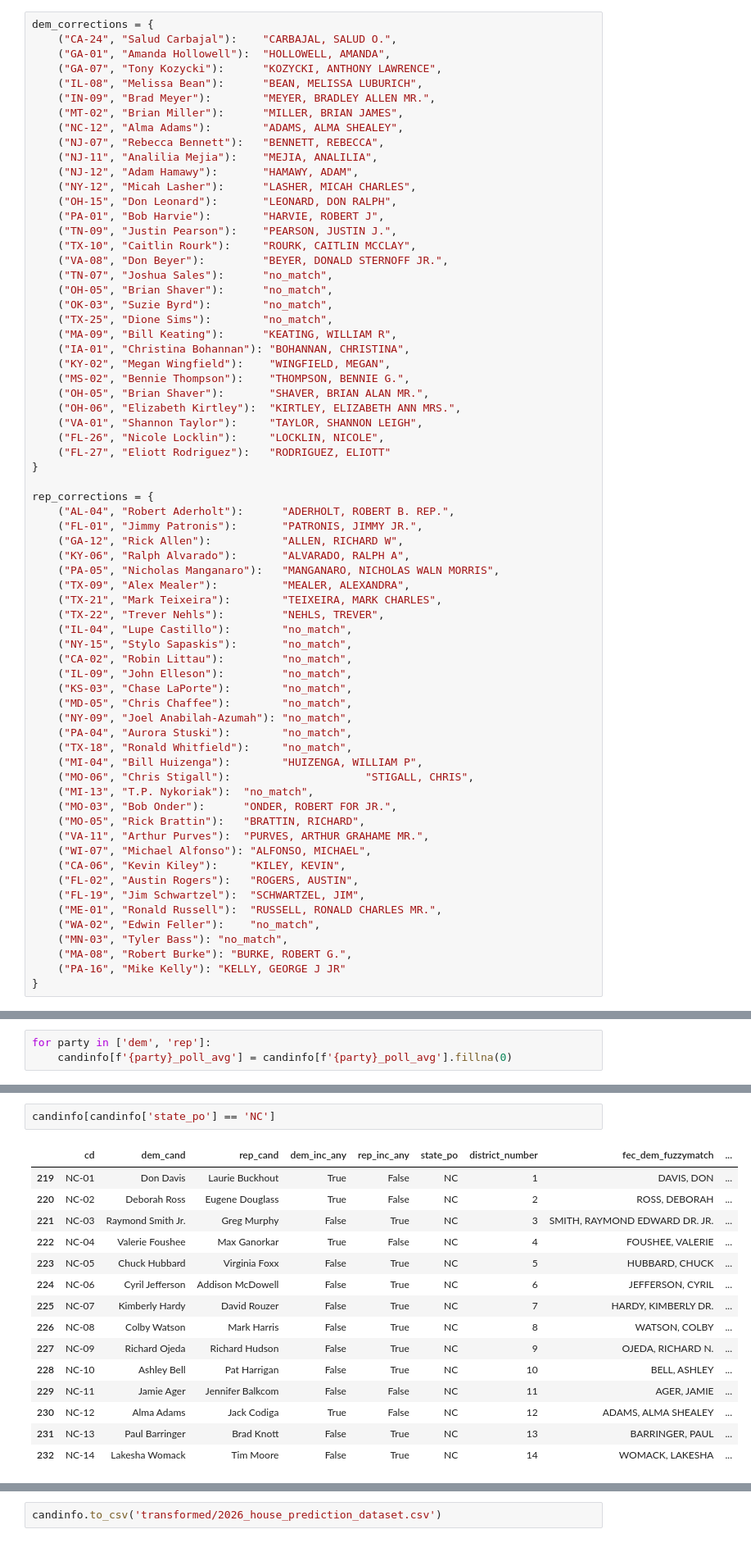
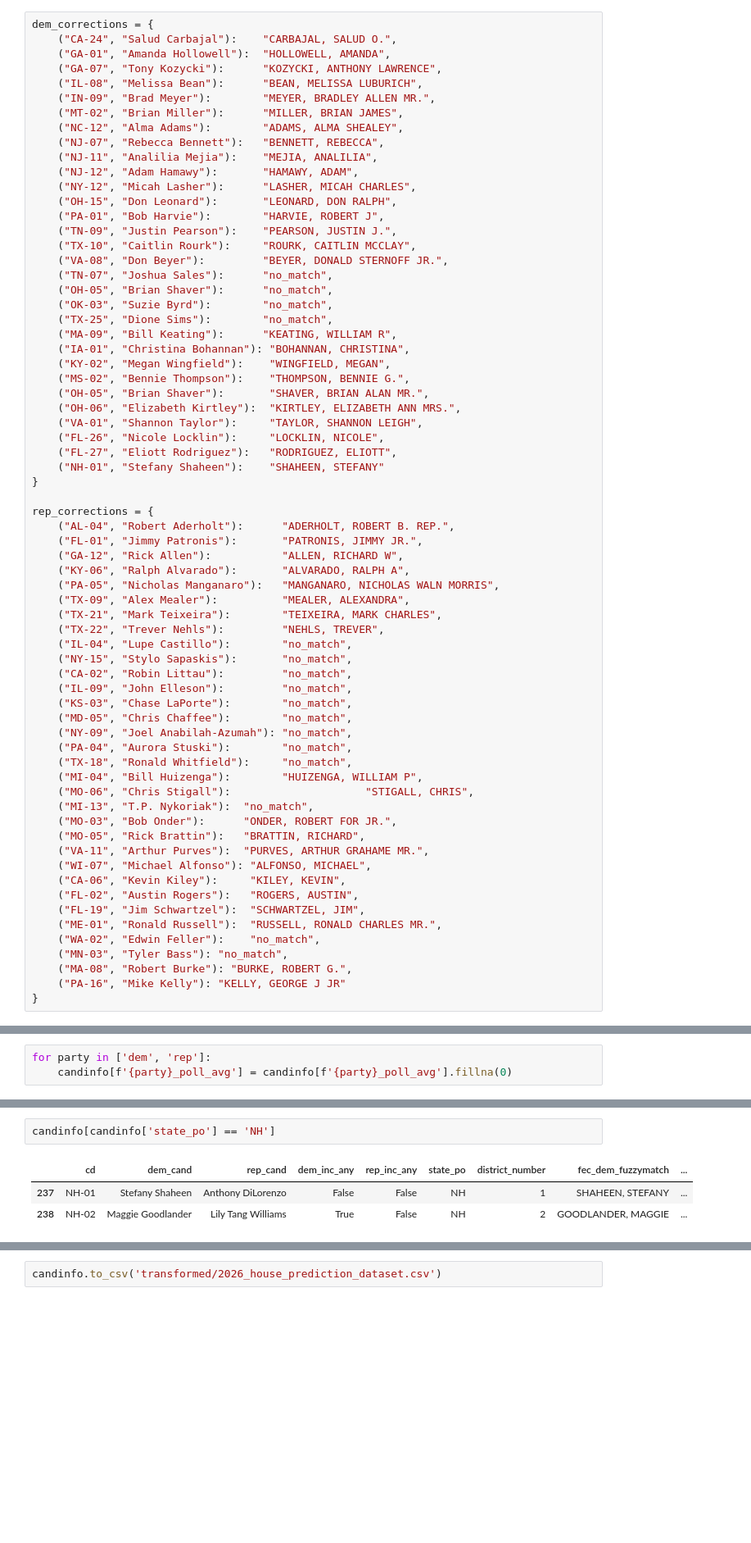
Before and after one commit to Hackquantumcpp/snoutcounter-midterms-2026-model, a Jupyter notebook: prediction/house/03-candidateinfo-wrangling.ipynb, the cells around one changed output, grey strips where cells are left out. Shown at 82% size. Saved outputs shown, nothing was run; the diff lists cells and outputs as text; blank space fills up the shorter version.

```diff
--- a/prediction/house/03-candidateinfo-wrangling.ipynb
+++ b/prediction/house/03-candidateinfo-wrangling.ipynb
@@ -186,7 +186,8 @@ dem_corrections = {
     ("OH-06", "Elizabeth Kirtley"):  "KIRTLEY, ELIZABETH ANN MRS.",
     ("VA-01", "Shannon Taylor"):     "TAYLOR, SHANNON LEIGH",
     ("FL-26", "Nicole Locklin"):     "LOCKLIN, NICOLE",
-    ("FL-27", "Eliott Rodriguez"):   "RODRIGUEZ, ELIOTT"
+    ("FL-27", "Eliott Rodriguez"):   "RODRIGUEZ, ELIOTT",
+    ("NH-01", "Stefany Shaheen"):    "SHAHEEN, STEFANY"
 }
 
 rep_corrections = {
@@ -855,18 +861,6 @@ fec[(fec['CAND_OFFICE_ST'] == 'NC') &
 # %%
-candinfo[candinfo['state_po'] == 'NC']
+candinfo[candinfo['state_po'] == 'NH']
 # %% [output]
 |  | cd | dem_cand | rep_cand | dem_inc_any | rep_inc_any | state_po | district_number | fec_dem_fuzzymatch | ... |
-| 219 | NC-01 | Don Davis | Laurie Buckhout | True | False | NC | 1 | DAVIS, DON | ... |
-| 220 | NC-02 | Deborah Ross | Eugene Douglass | True | False | NC | 2 | ROSS, DEBORAH | ... |
-| 221 | NC-03 | Raymond Smith Jr. | Greg Murphy | False | True | NC | 3 | SMITH, RAYMOND EDWARD DR. JR. | ... |
-| 222 | NC-04 | Valerie Foushee | Max Ganorkar | True | False | NC | 4 | FOUSHEE, VALERIE | ... |
-| 223 | NC-05 | Chuck Hubbard | Virginia Foxx | False | True | NC | 5 | HUBBARD, CHUCK | ... |
-| 224 | NC-06 | Cyril Jefferson | Addison McDowell | False | True | NC | 6 | JEFFERSON, CYRIL | ... |
-| 225 | NC-07 | Kimberly Hardy | David Rouzer | False | True | NC | 7 | HARDY, KIMBERLY DR. | ... |
-| 226 | NC-08 | Colby Watson | Mark Harris | False | True | NC | 8 | WATSON, COLBY | ... |
-| 227 | NC-09 | Richard Ojeda | Richard Hudson | False | True | NC | 9 | OJEDA, RICHARD N. | ... |
-| 228 | NC-10 | Ashley Bell | Pat Harrigan | False | True | NC | 10 | BELL, ASHLEY | ... |
-| 229 | NC-11 | Jamie Ager | Jennifer Balkcom | False | False | NC | 11 | AGER, JAMIE | ... |
-| 230 | NC-12 | Alma Adams | Jack Codiga | True | False | NC | 12 | ADAMS, ALMA SHEALEY | ... |
-| 231 | NC-13 | Paul Barringer | Brad Knott | False | True | NC | 13 | BARRINGER, PAUL | ... |
-| 232 | NC-14 | Lakesha Womack | Tim Moore | False | True | NC | 14 | WOMACK, LAKESHA | ... |
+| 237 | NH-01 | Stefany Shaheen | Anthony DiLorenzo | False | False | NH | 1 | SHAHEEN, STEFANY | ... |
+| 238 | NH-02 | Maggie Goodlander | Lily Tang Williams | True | False | NH | 2 | GOODLANDER, MAGGIE | ... |
```
Also changed, not shown: parts of 5 cells of this notebook, 26 other files.
